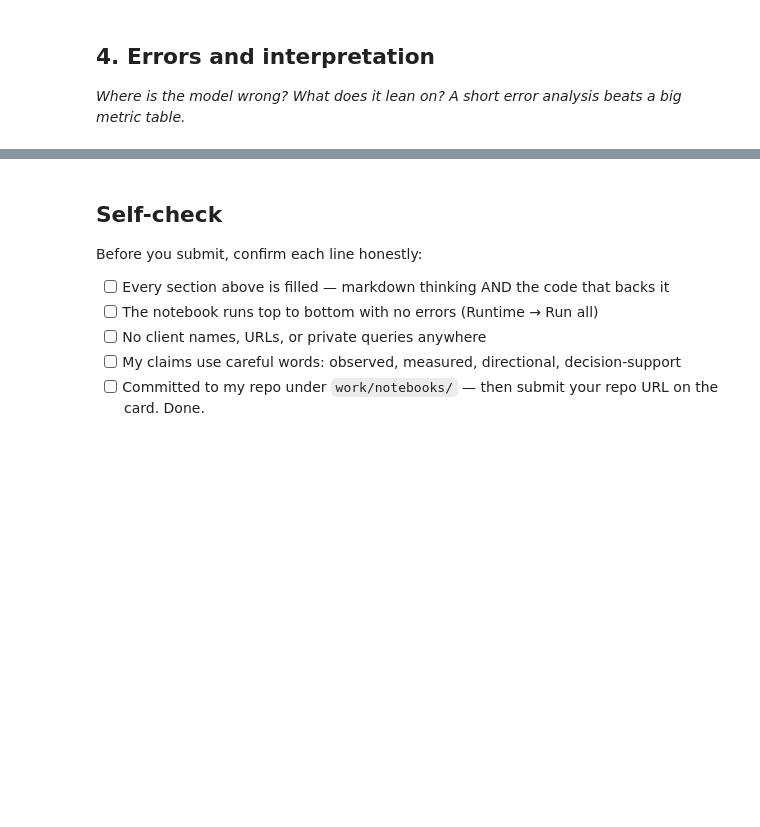
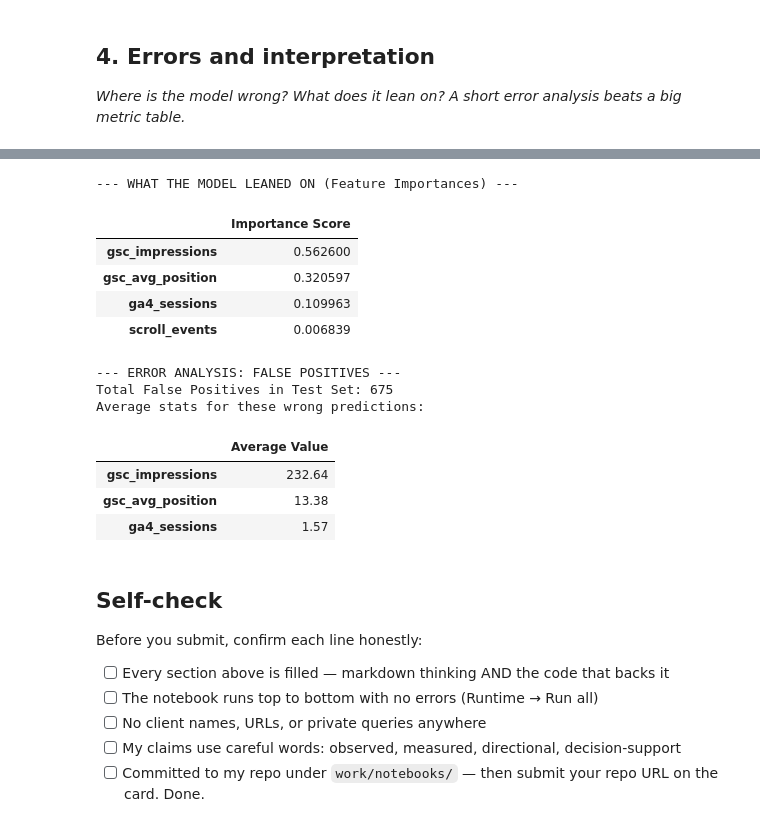
Before and after one commit to s-safwan/ml-internship-flyrank, a Jupyter notebook: work/notebooks/w05_model.ipynb, the cells around one changed output, grey strips where cells are left out. Cells and saved outputs as stored; diff of their text form; code cells hidden in the pictures; blank space fills up the shorter version.

```diff
--- a/work/notebooks/w05_model.ipynb
+++ b/work/notebooks/w05_model.ipynb
@@ -37,3 +117,37 @@ This skeleton is yours to fill. Work the sections **in order** — each one has
+# %%
+# This cell is for CODE (numbers, a query, a check).
+# Write your text answer in the cell ABOVE this one — typing sentences here breaks Run All.
+
+# 1. Feature Importance (What did it lean on?)
+importances = pd.Series(rf_model.feature_importances_, index=X.columns).sort_values(ascending=False)
+print("--- WHAT THE MODEL LEANED ON (Feature Importances) ---")
+display(importances.to_frame(name='Importance Score'))
+
+# 2. Error Analysis (Where is it wrong?)
+X_test_errors = X_test.copy()
+X_test_errors['Actual_Clicks'] = y_test
+X_test_errors['Predicted_Clicks'] = rf_predictions
+
+false_positives = X_test_errors[(X_test_errors['Actual_Clicks'] == False) & (X_test_errors['Predicted_Clicks'] == True)]
+
+print(f"\n--- ERROR ANALYSIS: FALSE POSITIVES ---")
+print(f"Total False Positives in Test Set: {len(false_positives)}")
+print("Average stats for these wrong predictions:")
+display(false_positives[['gsc_impressions', 'gsc_avg_position', 'ga4_sessions']].mean().round(2).to_frame(name='Average Value'))
+# %% [output]
+--- WHAT THE MODEL LEANED ON (Feature Importances) ---
+|  | Importance Score |
+| gsc_impressions | 0.562600 |
+| gsc_avg_position | 0.320597 |
+| ga4_sessions | 0.109963 |
+| scroll_events | 0.006839 |
+--- ERROR ANALYSIS: FALSE POSITIVES ---
+Total False Positives in Test Set: 675
+Average stats for these wrong predictions:
+|  | Average Value |
+| gsc_impressions | 232.64 |
+| gsc_avg_position | 13.38 |
+| ga4_sessions | 1.57 |
 # %% [markdown]
 ## Self-check
 
```
Also changed, not shown: parts of 6 cells of this notebook.
